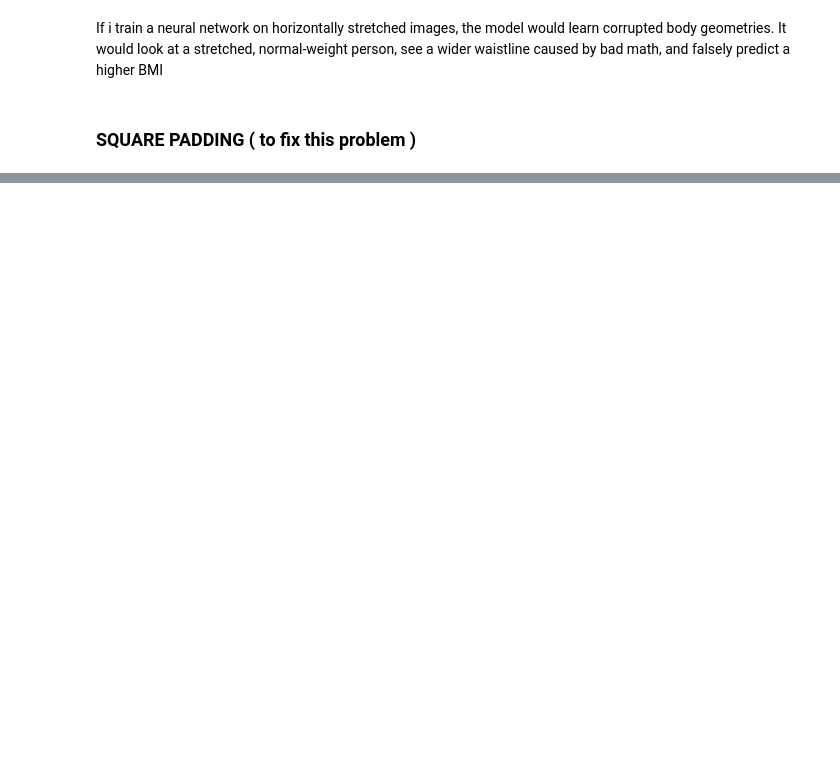
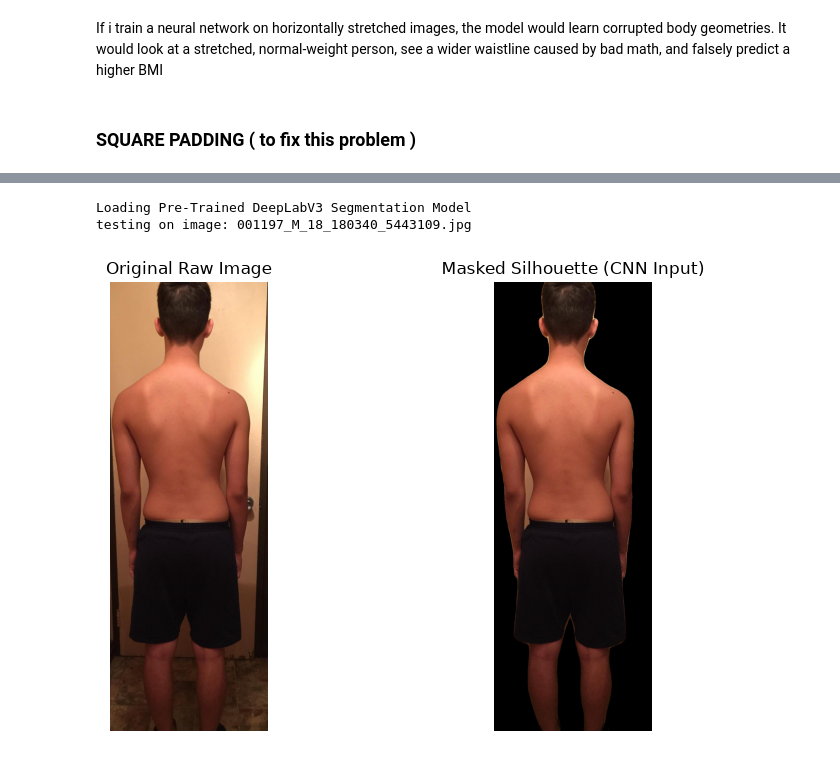
Before and after one commit to Prashant-kmishra/PulseFit-Multi-Objective-Deep-Learning-Framework-for-Image-Based-Body-Fat-Percentage-Estimation, a Jupyter notebook: notebooks/PulseFit-V3.ipynb, the cells around one changed output, grey strips where cells are left out. Cells and saved outputs as stored; diff of their text form; code cells hidden in the pictures; blank space fills up the shorter version.

Commit message:
Final Models saved , Calibrated

```diff
--- a/notebooks/PulseFit-V3.ipynb
+++ b/notebooks/PulseFit-V3.ipynb
@@ -1040,0 +548,56 @@ print(f"  Params: {study.best_trial.params}")
+# %%
+import torch
+from PIL import Image
+import torchvision.transforms as T
+from torchvision.models.segmentation import deeplabv3_resnet101, DeepLabV3_ResNet101_Weights
+
+device = torch.device('cuda' if torch.cuda.is_available() else 'cpu')
+print("Loading Pre-Trained DeepLabV3 Segmentation Model")
+
+# Load Native PyTorch Human Segmentation Model
+seg_model = deeplabv3_resnet101(weights=DeepLabV3_ResNet101_Weights.DEFAULT).to(device)
+seg_model.eval()
+
+preprocess = T.Compose([
+    T.ToTensor(),
+    T.Normalize(mean=[0.485, 0.456, 0.406], std=[0.229, 0.224, 0.225])
+])
+
+master_csv_path = r"C:\Users\mishr\PROJECTS\P4-Pulse-Fit\data\processed\master_dataset.csv"
+raw_img_dir = r"C:\Users\mishr\PROJECTS\P4-Pulse-Fit\data\raw\Image_train"
+
+df_master = pd.read_csv(master_csv_path)
+test_img_name = str(df_master['image_name'].iloc[0]).strip().replace('[', '').replace(']', '')
+in_path = os.path.join(raw_img_dir, test_img_name)
+
+print(f"testing on image: {test_img_name}")
+img = Image.open(in_path).convert("RGB")
+input_tensor = preprocess(img).unsqueeze(0).to(device)
+
+# Run Inference
+with torch.no_grad():
+    output = seg_model(input_tensor)['out'][0]
+
+# Class 15 in DeepLabV3 COCO dataset is 'Person'
+person_mask = (output.argmax(0) == 15).cpu().numpy()
+
+# Apply mask: Set everything that is NOT the person to Black [0,0,0]
+img_array = np.array(img)
+img_array[~person_mask] = [0, 0, 0]
+masked_img = Image.fromarray(img_array)
+
+fig, axes = plt.subplots(1, 2, figsize=(10, 5))
+axes[0].imshow(img)
+axes[0].set_title("Original Raw Image")
+axes[0].axis("off")
+
+axes[1].imshow(masked_img)
+axes[1].set_title("Masked Silhouette (CNN Input)")
+axes[1].axis("off")
+
+plt.tight_layout()
+plt.show()
+# %% [output]
+Loading Pre-Trained DeepLabV3 Segmentation Model
+testing on image: 001197_M_18_180340_5443109.jpg
+[figure, added]
```
Also changed, not shown: parts of 44 cells of this notebook, 1 other file.
